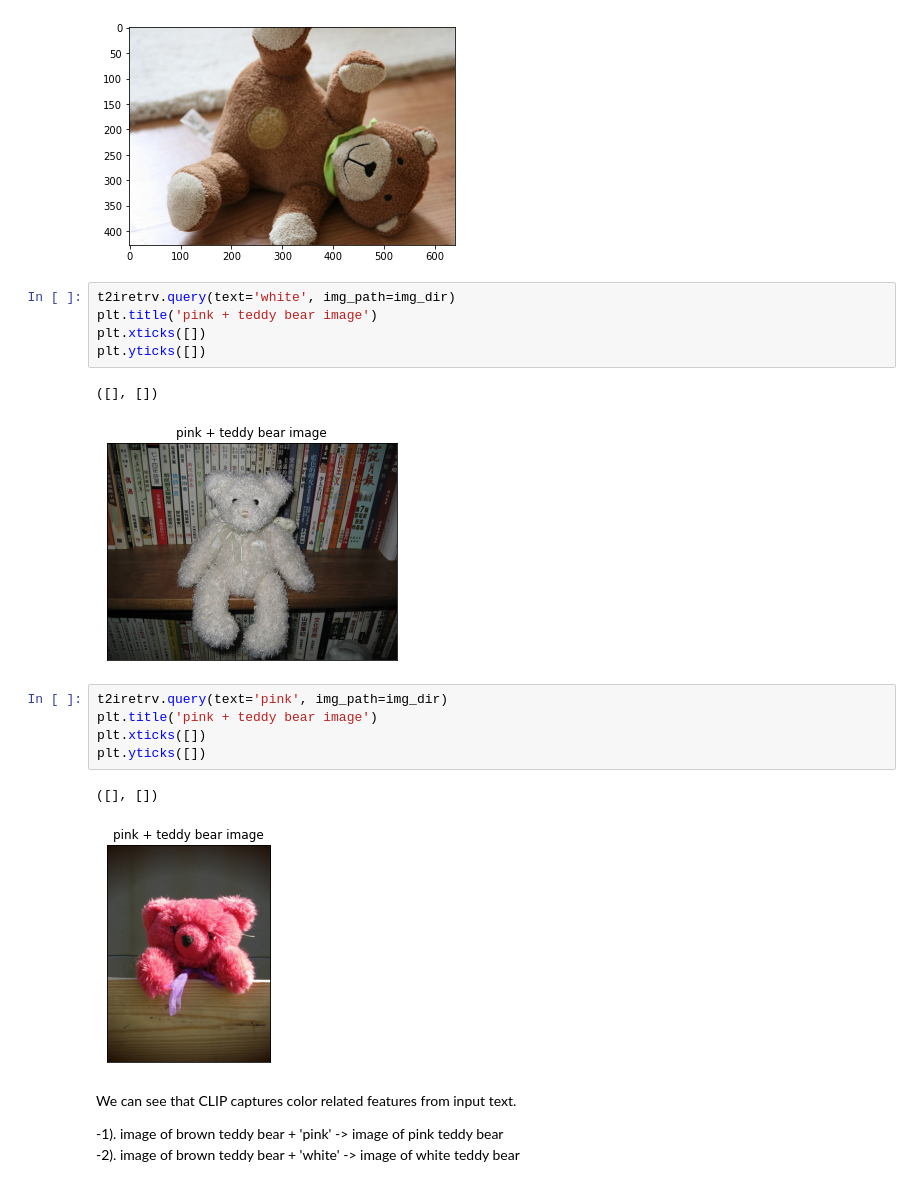
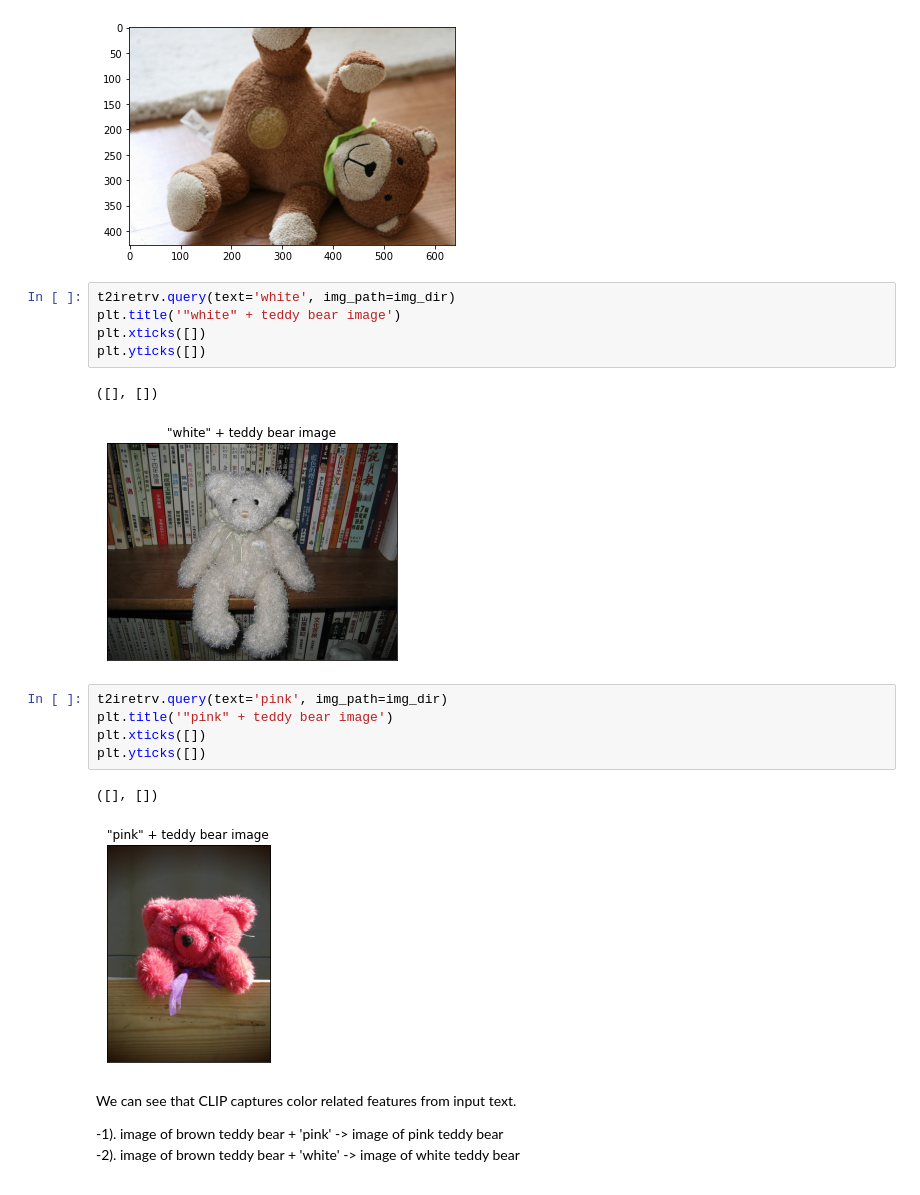
Before and after one commit to dgjun32/CLIP-tensorflow, a Jupyter notebook: code/demo.ipynb, the cells around one changed output. Drawn from its saved outputs; the diff is of its cells as text.

```diff
--- a/code/demo.ipynb
+++ b/code/demo.ipynb
@@ -136,20 +136,20 @@ plt.imshow(img)
 [figure]
 # %%
 t2iretrv.query(text='white', img_path=img_dir)
-plt.title('pink + teddy bear image')
+plt.title('"white" + teddy bear image')
 plt.xticks([])
 plt.yticks([])
 # %% [output]
 ([], [])
-[figure, old version]
+[figure, new version]
 # %%
 t2iretrv.query(text='pink', img_path=img_dir)
-plt.title('pink + teddy bear image')
+plt.title('"pink" + teddy bear image')
 plt.xticks([])
 plt.yticks([])
 # %% [output]
 ([], [])
-[figure, old version]
+[figure, new version]
 # %% [markdown]
 We can see that CLIP captures color related features from input text. <p> -1). image of brown teddy bear + 'pink' -> image of pink teddy bear<br> -2). image of brown teddy bear + 'white' -> image of white teddy bear
 # %% [markdown]
```
Also changed, not shown: parts of 3 cells of this notebook, 15 other files.
